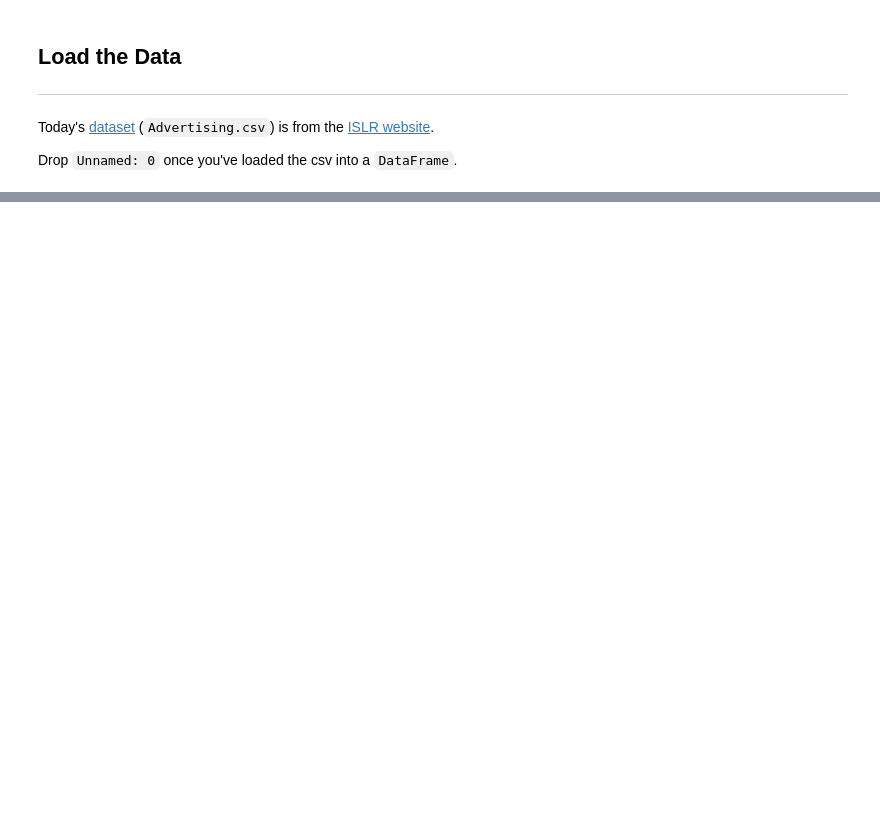
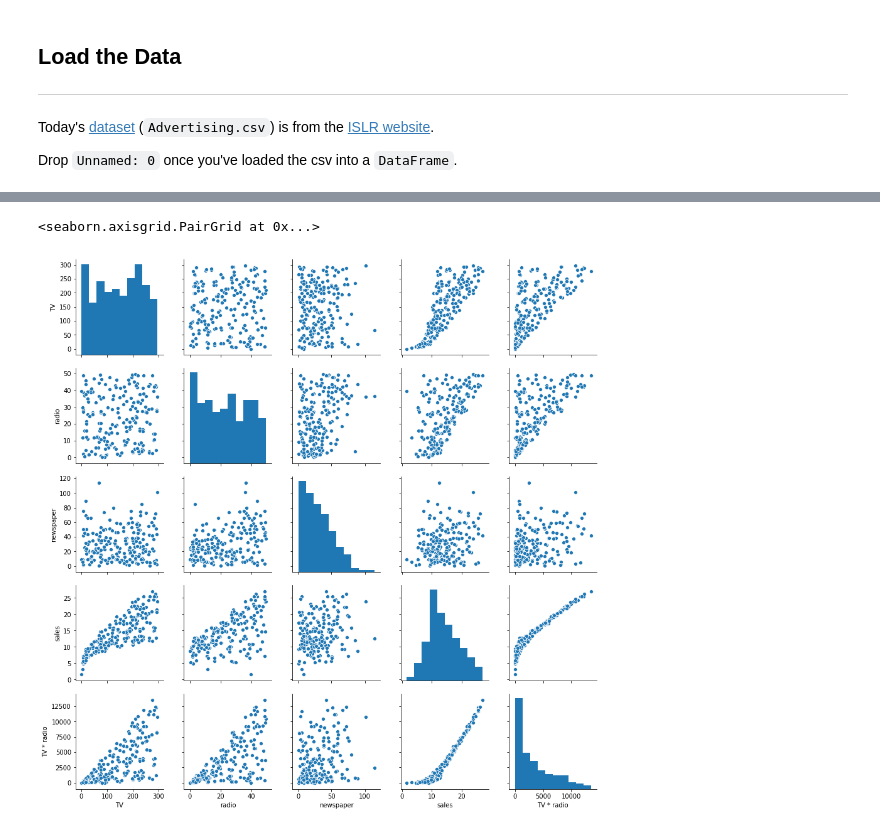
Before and after one commit to ga-curriculum/lesson-feature-engineering, a Jupyter notebook: starter-code.ipynb, the cells around one changed output, grey strips where cells are left out. Saved outputs shown, nothing was run; the diff lists cells and outputs as text; code cells hidden in the pictures; blank space fills up the shorter version.

```diff
--- a/starter-code.ipynb
+++ b/starter-code.ipynb
@@ -176,0 +163,5 @@ When we dummy a column, we're converting a categorical column into a one-hot enc
+# %%
+sns.pairplot(df)
+# %% [output]
+<seaborn.axisgrid.PairGrid at 0x...>
+[figure, added]
```
Also changed, not shown: parts of 46 cells of this notebook.
